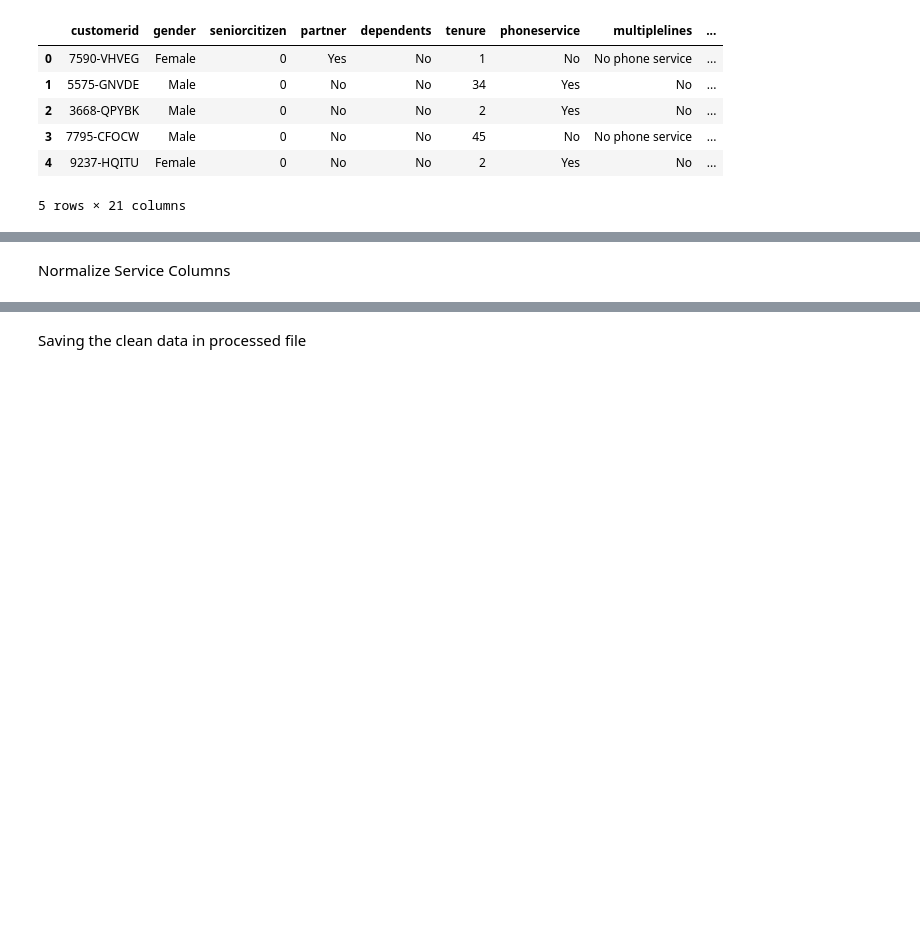
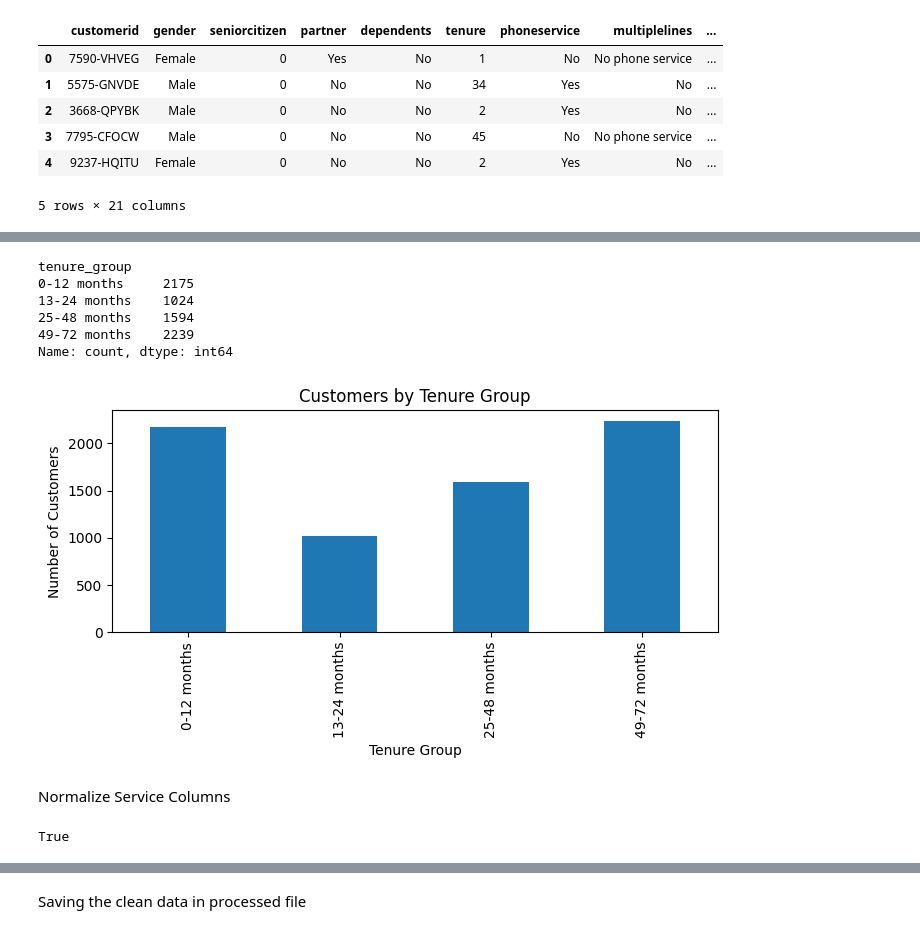
Before and after one commit to Mustak-Eman/telco-customer-churn-analysis, a Jupyter notebook: notebooks/02_data_cleaning.ipynb, the cells around one changed output, grey strips where cells are left out. Cells and saved outputs as stored; diff of their text form; code cells hidden in the pictures; blank space fills up the shorter version.

```diff
--- a/notebooks/02_data_cleaning.ipynb
+++ b/notebooks/02_data_cleaning.ipynb
@@ -39,5 +61,5 @@ telco_churn.info
 # %%
-telco_churn.columns = (telco_churn.columns.str.strip().str.lower().str.replace(" ", "-"))
+telco_churn.columns = (telco_churn.columns.str.strip().str.lower().str.replace(" ", "_"))
 telco_churn.columns
 # %% [output]
 Index(['customerid', 'gender', 'seniorcitizen', 'partner', 'dependents',
@@ -136,0 +207,11 @@ Name: count, dtype: int64
+# %%
+telco_churn["tenure_group"] = pd.cut(
+    telco_churn["tenure"],
+    bins=[0,12,24,48,72],
+    labels=[
+        "0-12 months",
+        "13-24 months",
+        "25-48 months",
+        "49-72 months"
+    ]
+)
@@ -137,3 +232,25 @@ Name: count, dtype: int64
+# %%
+telco_churn["tenure_group"].value_counts().sort_index()
+# %% [output]
+tenure_group
+0-12 months     2175
+13-24 months    1024
+25-48 months    1594
+49-72 months    2239
+Name: count, dtype: int64
+# %%
+telco_churn["tenure_group"].value_counts().sort_index().plot(
+    kind="bar",
+    figsize=(7,4)
+)
+
+plt.title("Customers by Tenure Group")
+plt.xlabel("Tenure Group")
+plt.ylabel("Number of Customers")
+plt.tight_layout()
+plt.show()
+# %% [output]
+[figure, added]
 # %% [markdown]
 Normalize Service Columns
 # %%
@@ -149,4 +266,8 @@ telco_churn[service_cols] = telco_churn[service_cols].replace("No internet servi
 # %%
 for col in service_cols:
     telco_churn[col] = telco_churn[col].astype(str).str.strip().map({"Yes": 1, "No": 0})
+# %%
+"customerid" in telco_churn.columns
+# %% [output]
+True
 # %%
```
Also changed, not shown: parts of 14 cells of this notebook, 2 other files.
